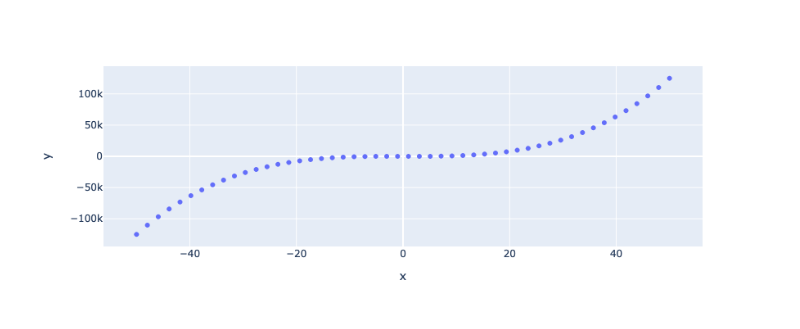
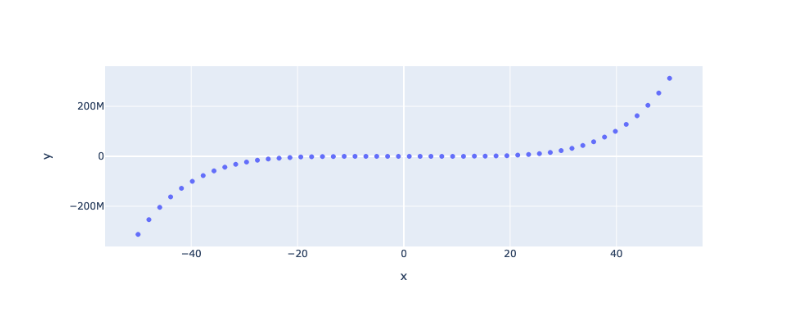
Before and after one commit to fpj-engmgr/my-notebooks-repo-ai267, a Jupyter notebook: experiment1.ipynb, the cells around one changed output. Cells and saved outputs as stored; diff of their text form; code cells hidden in the pictures.

```diff
--- a/experiment1.ipynb
+++ b/experiment1.ipynb
@@ -1,16 +1,16 @@
 # %%
 import numpy as np
 import plotly.express as px
 
 # x-axis data points
 x = np.linspace(start=-50, stop=50)
 
 # y-axis data points
-y = x ** 3
+y = x ** 5
 
 # define the plot
 fig = px.scatter(x=x, y=y)
 
 fig.show()
 # %% [output]
-[figure, old version]
+[figure, new version]
```
